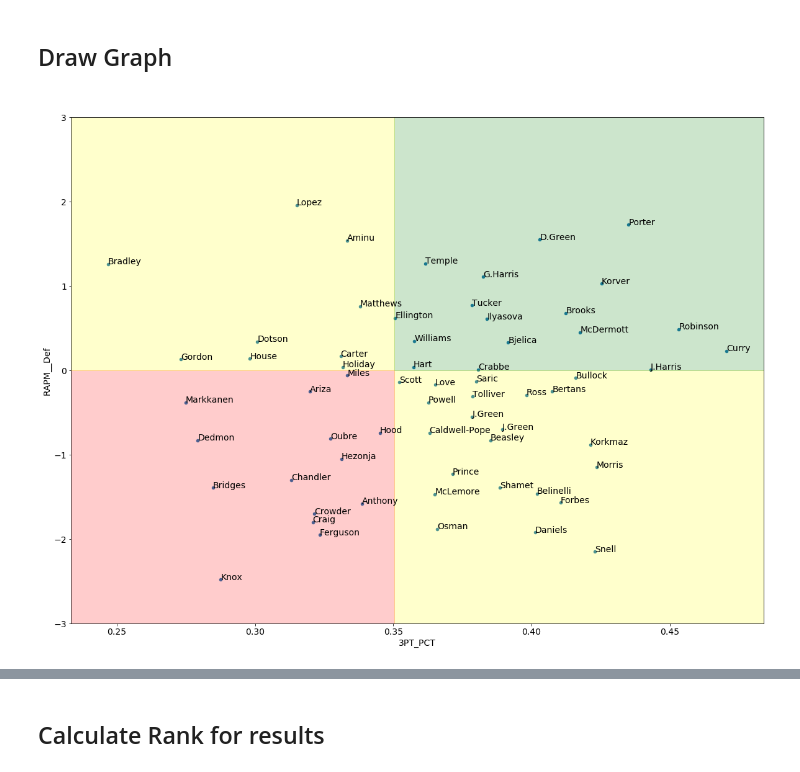
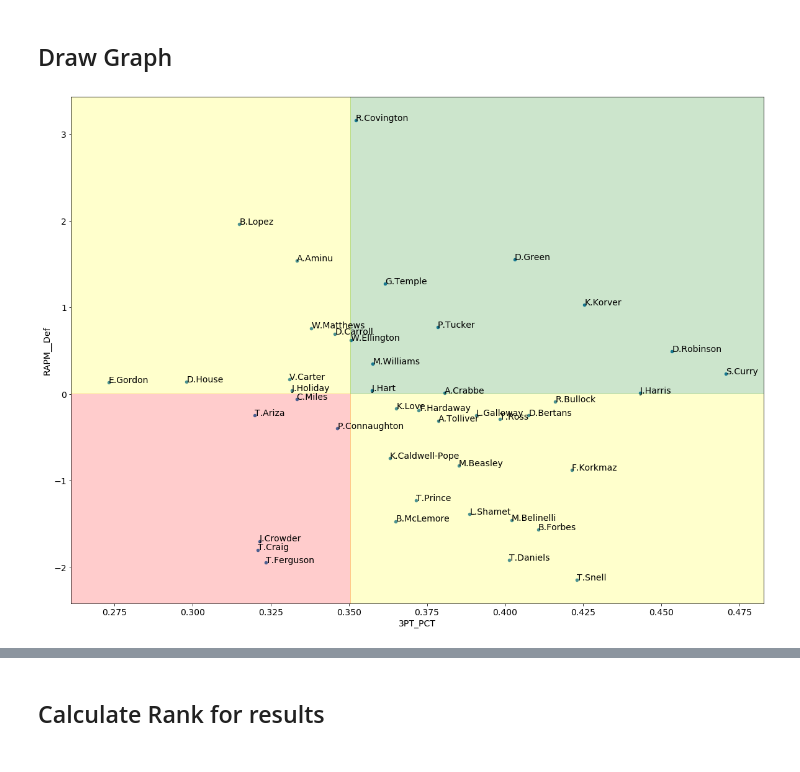
Before and after one commit to ryoyop/Baketball, a Jupyter notebook: best_3_&_d.ipynb, the cells around one changed output, grey strips where cells are left out. Drawn from its saved outputs; the diff is of its cells as text; code cells hidden in the pictures.

```diff
--- a/best_3_&_d.ipynb
+++ b/best_3_&_d.ipynb
@@ -377,13 +377,14 @@ df_3pt_freq_pct = df_3pt_summary.merge(df_3pt_frequency)
 # %% [markdown]
 ## Calculate avargaes to filter data
 # %%
-avg_3pt_freq = (all_shots_summary["TOTAL_3S"].sum() / all_shots_summary["TOTAL_SHOTS"].sum())
+avg_3pt_freq = (all_shots_summary["TOTAL_3S"].sum() / all_shots_summary["TOTAL_SHOTS"].sum()) * 1.4
 avg_shooting_pct = (df_3pt_freq_pct["TOTAL_MADE"].sum() / df_3pt_freq_pct["TOTAL_ATTEMPTS"].sum())
+freq_3pt_filter = 0.5
 # %% [markdown]
 ## Filter data
 # %%
 min_attemps_filter = df_3pt_freq_pct["TOTAL_ATTEMPTS"] > min_shots_attempts
-above_avg_freq_filter = df_3pt_freq_pct["FREQ_PCT"] > avg_3pt_freq
+above_avg_freq_filter = df_3pt_freq_pct["FREQ_PCT"] > freq_3pt_filter
 df_3pt_freq_pct_filtered = df_3pt_freq_pct[min_attemps_filter]
 df_3pt_freq_pct_filtered = df_3pt_freq_pct_filtered[above_avg_freq_filter]
 df_3pt_freq_pct_filtered = df_3pt_freq_pct_filtered.drop(["GP"],axis=1)
@@ -467,27 +477,27 @@ plt.rc('font', size=14)
 # %%
 # split here to two graph because overlap of text
 rapm_3pt_usg_df = usage_3pt_merge.merge(rapm_df,on="PLAYER_NAME")
 rapm_3pt_usg_df = rapm_3pt_usg_df.sort_values("RAPM__Def")
-rapm_3pt_usg_df = rapm_3pt_usg_df[~rapm_3pt_usg_df["PLAYER_NAME"].isin(["Pat Connaughton","Trey Lyles","Danilo Gallinari","Tim Hardaway Jr.","Markieff Morris","Bojan Bogdanovic","OG Anunoby","Jaylen Brown","Langston Galloway","Mikal Bridges","DeMarre Carroll","Kyle Kuzma"])]
+#rapm_3pt_usg_df = rapm_3pt_usg_df[~rapm_3pt_usg_df["PLAYER_NAME"].isin(["Pat Connaughton","Trey Lyles","Danilo Gallinari","Tim Hardaway Jr.","Markieff Morris","Bojan Bogdanovic","OG Anunoby","Jaylen Brown","Langston Galloway","Mikal Bridges","DeMarre Carroll","Kyle Kuzma"])]
 
 ax = rapm_3pt_usg_df.plot.scatter(x="3PT_PCT",y="RAPM__Def",figsize=(20,15))
 ax.add_patch(Rectangle((min_shot_pct,min_drpm), avg_shooting_pct - min_shot_pct , abs(avg_rapm - min_drpm),color='red',alpha=alpha))
 ax.add_patch(Rectangle((min_shot_pct,avg_rapm), avg_shooting_pct - min_shot_pct , abs(max_drpm - avg_rapm),color='yellow',alpha=alpha))
 ax.add_patch(Rectangle((avg_shooting_pct,min_drpm), max_shot_pct - avg_shooting_pct , abs(avg_rapm - min_drpm),color='yellow',alpha=alpha))
 ax.add_patch(Rectangle((avg_shooting_pct,avg_rapm), max_shot_pct - avg_shooting_pct , abs(max_drpm - avg_rapm),color='green',alpha=alpha))
-ax.set_ylim(-3,3)
+#ax.set_ylim(-3,3.2)
 for i, txt in enumerate(rapm_3pt_usg_df.PLAYER_NAME):
     last_name_cnt = rapm_3pt_usg_df[rapm_3pt_usg_df["PLAYER_NAME"].str.contains(" " + txt.split(" ")[1])].count()["primaryKey"]
 
     if(last_name_cnt > 1): # take first name and last name
         name = txt.split(" ")[0][0] + "." + txt.split(" ")[1]
     else: # take last name
-        name = txt.split(" ")[1]
+        name = txt.split(" ")[0][0] + "." + txt.split(" ")[1]#txt.split(" ")[1]
 
     ax.annotate( name, (rapm_3pt_usg_df["3PT_PCT"].iat[i],rapm_3pt_usg_df["RAPM__Def"].iat[i]),\
                 xytext=(rapm_3pt_usg_df["3PT_PCT"].iat[i],rapm_3pt_usg_df["RAPM__Def"].iat[i]), textcoords='data',rotation=0)
 
 plt.show()
 # %% [output]
-[figure, old version]
+[figure, new version]
 # %%
```
Also changed, not shown: parts of 8 cells of this notebook, 3 other files.
